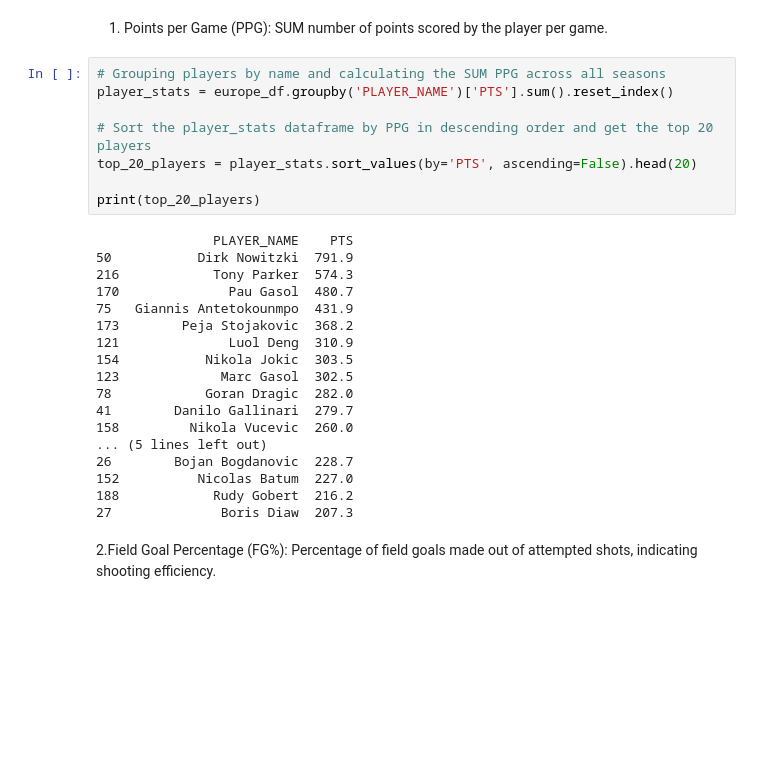
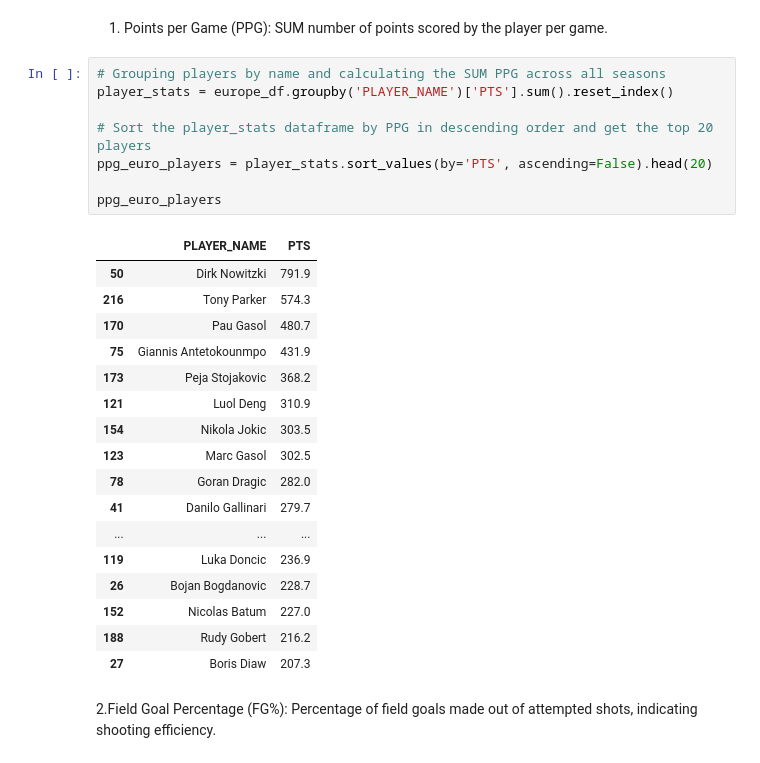
Before and after one commit to NEAT-Scouting-Data-Analytics/NEAT-Scouting-Data-Analytics, a Jupyter notebook: Merged_nba_stats_allen.ipynb, the cells around one changed output. Cells and saved outputs as stored; diff of their text form; blank space fills up the shorter version.

```diff
--- a/Merged_nba_stats_allen.ipynb
+++ b/Merged_nba_stats_allen.ipynb
@@ -396,29 +396,29 @@ ppg_top_20_players
 # %%
 # Grouping players by name and calculating the SUM PPG across all seasons
 player_stats = europe_df.groupby('PLAYER_NAME')['PTS'].sum().reset_index()
 
 # Sort the player_stats dataframe by PPG in descending order and get the top 20 players
-top_20_players = player_stats.sort_values(by='PTS', ascending=False).head(20)
+ppg_euro_players = player_stats.sort_values(by='PTS', ascending=False).head(20)
 
-print(top_20_players)
+ppg_euro_players
 # %% [output]
-               PLAYER_NAME    PTS
-50           Dirk Nowitzki  791.9
-216            Tony Parker  574.3
-170              Pau Gasol  480.7
-75   Giannis Antetokounmpo  431.9
-173        Peja Stojakovic  368.2
-121              Luol Deng  310.9
-154           Nikola Jokic  303.5
-123             Marc Gasol  302.5
-78            Goran Dragic  282.0
-41        Danilo Gallinari  279.7
-158         Nikola Vucevic  260.0
-... (5 lines left out)
-26        Bojan Bogdanovic  228.7
-152          Nicolas Batum  227.0
-188            Rudy Gobert  216.2
-27              Boris Diaw  207.3
+|  | PLAYER_NAME | PTS |
+| 50 | Dirk Nowitzki | 791.9 |
+| 216 | Tony Parker | 574.3 |
+| 170 | Pau Gasol | 480.7 |
+| 75 | Giannis Antetokounmpo | 431.9 |
+| 173 | Peja Stojakovic | 368.2 |
+| 121 | Luol Deng | 310.9 |
+| 154 | Nikola Jokic | 303.5 |
+| 123 | Marc Gasol | 302.5 |
+| 78 | Goran Dragic | 282.0 |
+| 41 | Danilo Gallinari | 279.7 |
+| ... | ... | ... |
+| 119 | Luka Doncic | 236.9 |
+| 26 | Bojan Bogdanovic | 228.7 |
+| 152 | Nicolas Batum | 227.0 |
+| 188 | Rudy Gobert | 216.2 |
+| 27 | Boris Diaw | 207.3 |
 # %% [markdown]
 2.Field Goal Percentage (FG%): Percentage of field goals made out of attempted shots, indicating shooting efficiency.
 # %%
```
Also changed, not shown: parts of 5 cells of this notebook.
